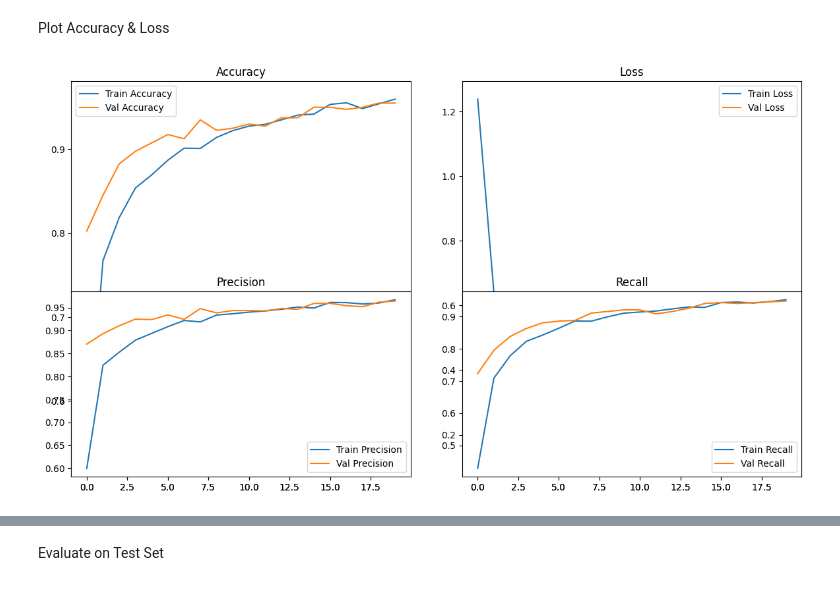
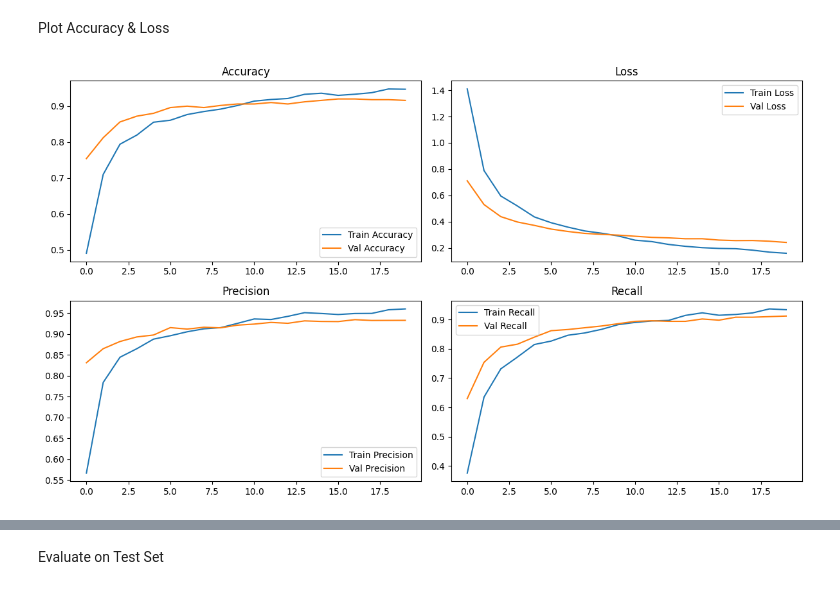
Before and after one commit to jannamorcozo/SORT-IT, a Jupyter notebook: notebooks/stage2_mobilenet_training2.ipynb, the cells around one changed output, grey strips where cells are left out. Saved outputs shown, nothing was run; the diff lists cells and outputs as text; code cells hidden in the pictures.

```diff
--- a/notebooks/stage2_mobilenet_training2.ipynb
+++ b/notebooks/stage2_mobilenet_training2.ipynb
@@ -205,36 +205,36 @@ Plot Accuracy & Loss
 # %%
 plt.figure(figsize=(12, 7))
 
-plt.subplot(1, 2, 1)
+plt.subplot(2, 2, 1)
 plt.plot(history.history["accuracy"], label="Train Accuracy")
 plt.plot(history.history["val_accuracy"], label="Val Accuracy")
 plt.legend()
 plt.title("Accuracy")
 
-plt.subplot(1, 2, 2)
+plt.subplot(2, 2, 2)
 plt.plot(history.history["loss"], label="Train Loss")
 plt.plot(history.history["val_loss"], label="Val Loss")
 plt.legend()
 plt.title("Loss")
 
 # Precision
 plt.subplot(2, 2, 3)
 plt.plot(history.history["precision"], label="Train Precision")
 plt.plot(history.history["val_precision"], label="Val Precision")
 plt.legend()
 plt.title("Precision")
 
 # Recall
 plt.subplot(2, 2, 4)
 plt.plot(history.history["recall"], label="Train Recall")
 plt.plot(history.history["val_recall"], label="Val Recall")
 plt.legend()
 plt.title("Recall")
 
 plt.tight_layout()
 plt.show()
 # %% [output]
-[figure, old version]
+[figure, new version]
 # %%
 # Ground-truth integer labels
 y_true = test_generator.classes  # shape: (num_samples,)
```
Also changed, not shown: parts of 4 cells of this notebook, 5 other files.
